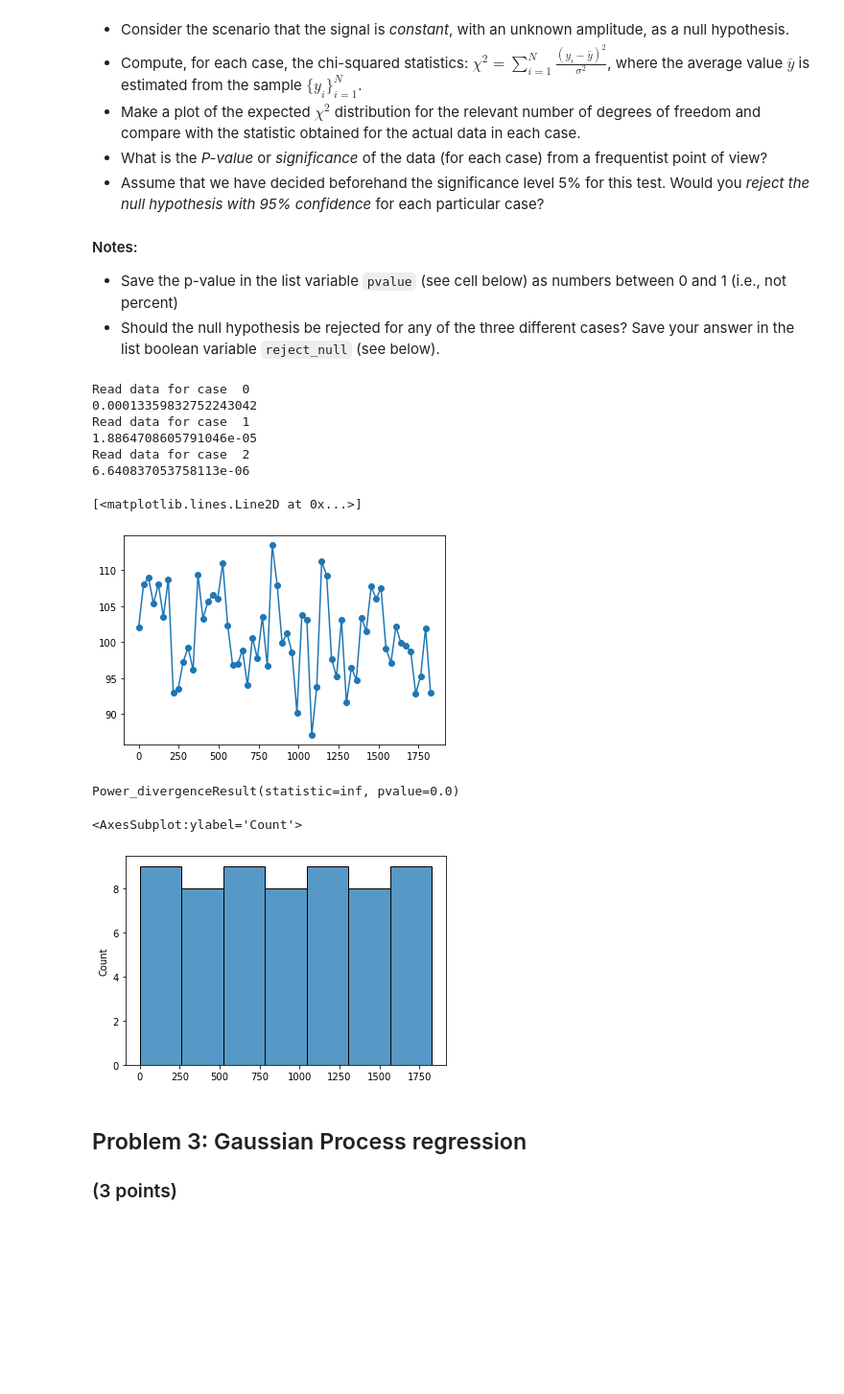
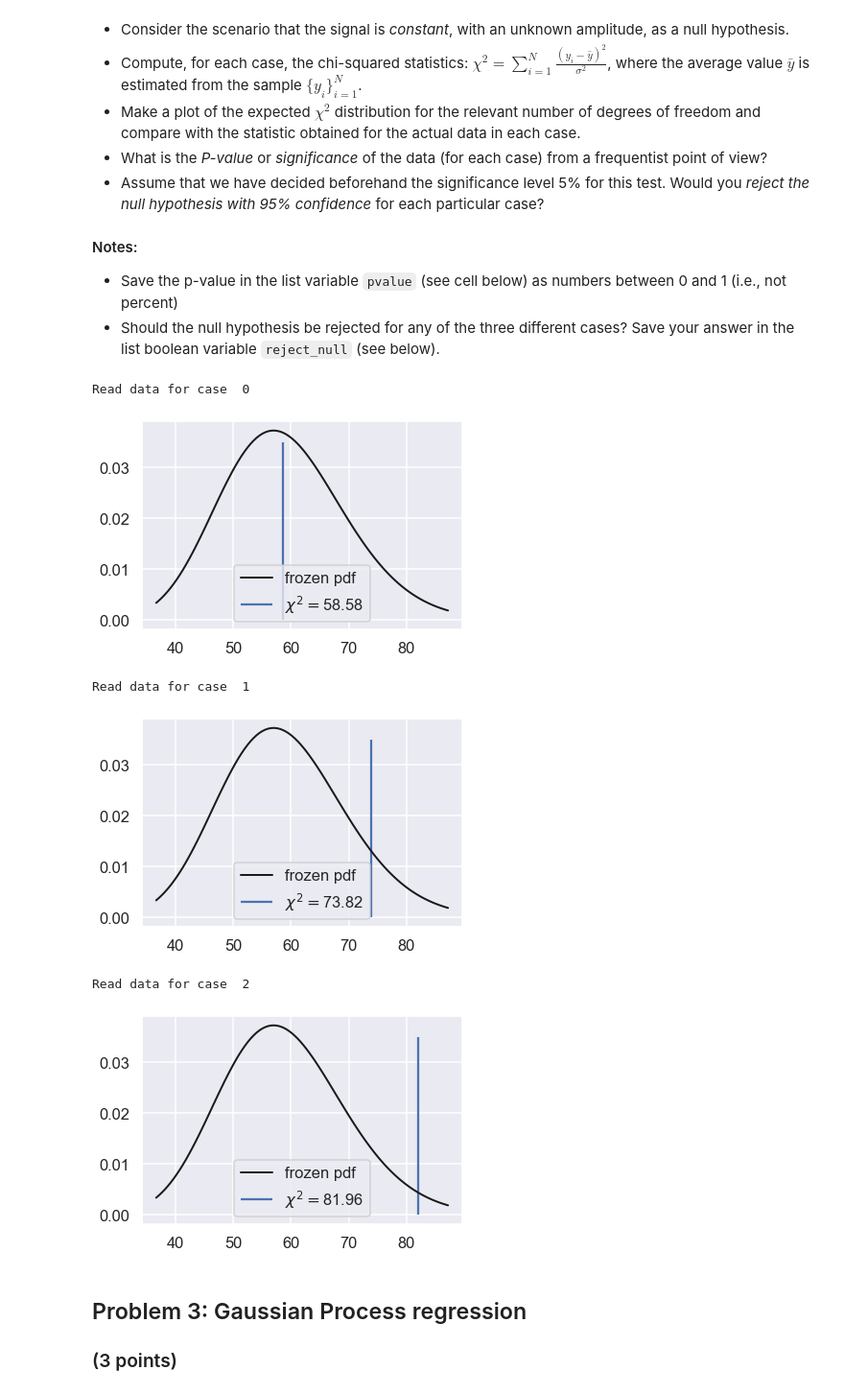
Before and after one commit to pwd-alejandro/learningFromData, a Jupyter notebook: doc/pub/ProblemSets/Set3/TIF285_ps3_basic_problems.ipynb, the cells around one changed output. Shown at 96% size. Drawn from its saved outputs; the diff is of its cells as text; code cells hidden in the pictures; blank space fills up the shorter version.

Commit message:
problem 4 done

```diff
--- a/doc/pub/ProblemSets/Set3/TIF285_ps3_basic_problems.ipynb
+++ b/doc/pub/ProblemSets/Set3/TIF285_ps3_basic_problems.ipynb
@@ -341,38 +342,6 @@ The time series of data consists of $N = 20$ measurements that extends over a pe
 #### Notes:
 * Save the p-value in the list variable `pvalue` (see cell below) as numbers between 0 and 1 (i.e., not percent)
 * Should the null hypothesis be rejected for any of the three different cases? Save your answer in the list boolean variable `reject_null` (see below).
-# %%
-from scipy.stats import chisquare
-
-for icase, amp_annual in enumerate([5., 5., 5.]):
-    print(f'Read data for case {icase:>2}')
-    t,y = np.loadtxt(f'{DATA_DIR}/problem2_data{icase}.dat',unpack=True)
-    chi, p_value = chisquare(y, ddof=58)
-    print(p_value)
-# %% [output]
-Read data for case  0
-0.00013359832752243042
-Read data for case  1
-1.8864708605791046e-05
-Read data for case  2
-6.640837053758113e-06
-# %%
-t,y = np.loadtxt(f'{DATA_DIR}/problem2_data{2}.dat',unpack=True)
-# %%
-plt.plot(t, y, "-o")
-# %% [output]
-[<matplotlib.lines.Line2D at 0x...>]
-[figure, removed]
-# %%
-from scipy.stats import chisquare
-chisquare(y, ddof=58)
-# %% [output]
-Power_divergenceResult(statistic=inf, pvalue=0.0)
-# %%
-sns.histplot(x=t)
-# %% [output]
-<AxesSubplot:ylabel='Count'>
-[figure, removed]
 # %%
 # importing modules
 
@@ -385,17 +354,37 @@ import matplotlib.pyplot as plt
 # YOUR CODE HERE
 # %%
 # Read the data and perform the tasks listed above
-#
+def chi2_mine(y):
+    y_bar = np.mean(y)
+    chi2 = np.sum((y-y_bar)**2/5**2)
+    return chi2
 # Save the p-value in the list variable `pvalue`
 pvalue = [0., 0., 0.]
 # Should the null hypothesis be rejected? Save your answer in the list boolean variable `reject_null`
 reject_null = [False, False, False]
 
-fig_signal,axs_signal = plt.subplots(1, 3, figsize=(16, 4))
-fig_chi2,axs_chi2 = plt.subplots(1, 3, figsize=(16, 4))
+x = np.linspace(chi2.ppf(0.01, 59),
+                chi2.ppf(0.99, 59), 100)
+rv = chi2(59)
 
 for icase, amp_annual in enumerate([5., 5., 5.]):
     print(f'Read data for case {icase:>2}')
     t,y = np.loadtxt(f'{DATA_DIR}/problem2_data{icase}.dat',unpack=True)
+    chi = chi2_mine(y)
+    p_value = 1- chi2.cdf(chi, 59, loc=0, scale=1)
+    pvalue[icase] += p_value
+    if p_value <= 0.05:
+        reject_null[icase] = True
 
-    # YOUR CODE HERE
+    plt.plot(x, rv.pdf(x), 'k-', lw=2, label='frozen pdf')
+    plt.vlines(chi,0,0.035,label=f'$\chi^2 = ${round(chi,2)}')
+    plt.legend()
+    plt.show()
+    plt.close()
+# %% [output]
+Read data for case  0
+[figure, added]
+Read data for case  1
+[figure, added]
+Read data for case  2
+[figure, added]
```
Also changed, not shown: parts of 46 cells of this notebook, 4 other files.
